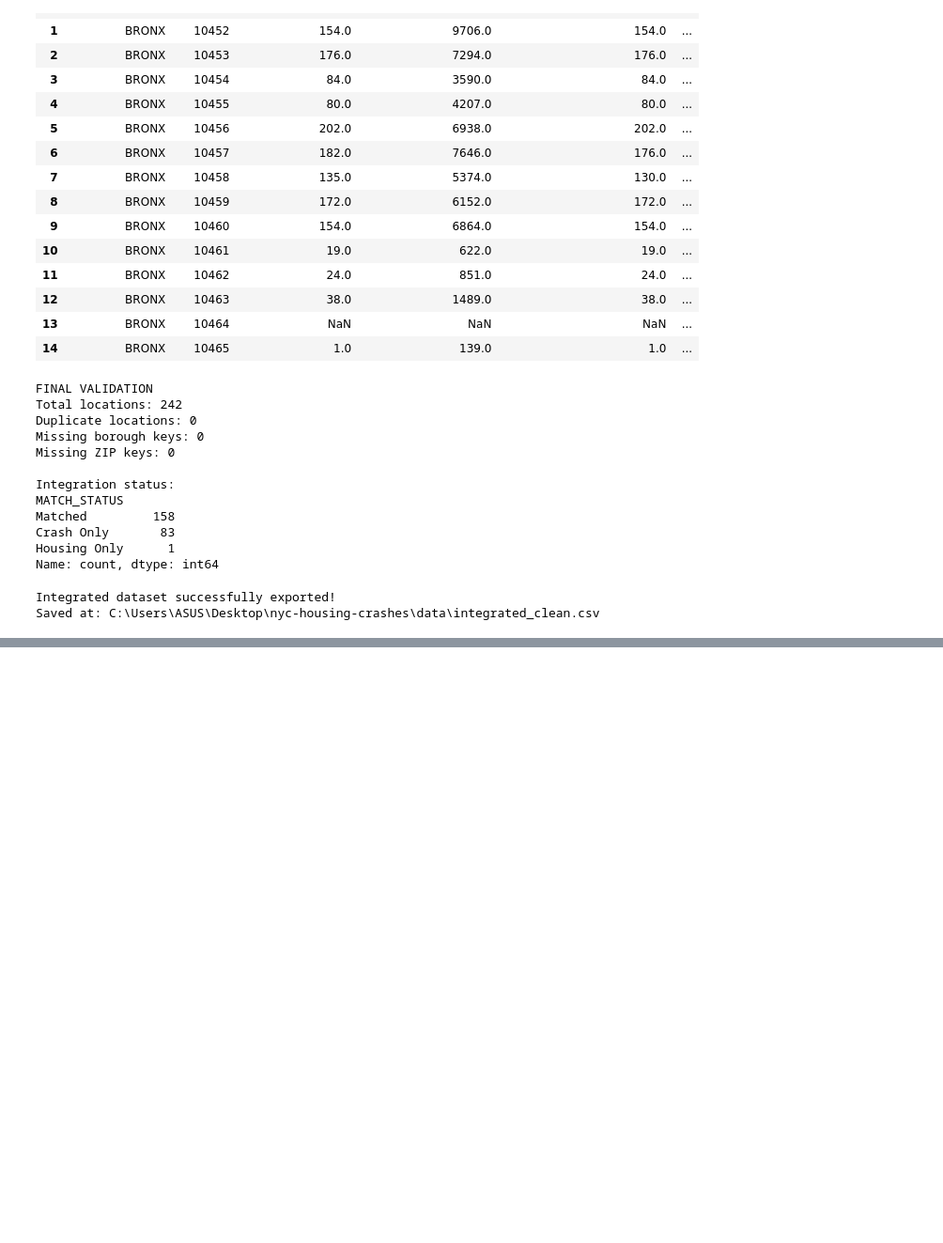
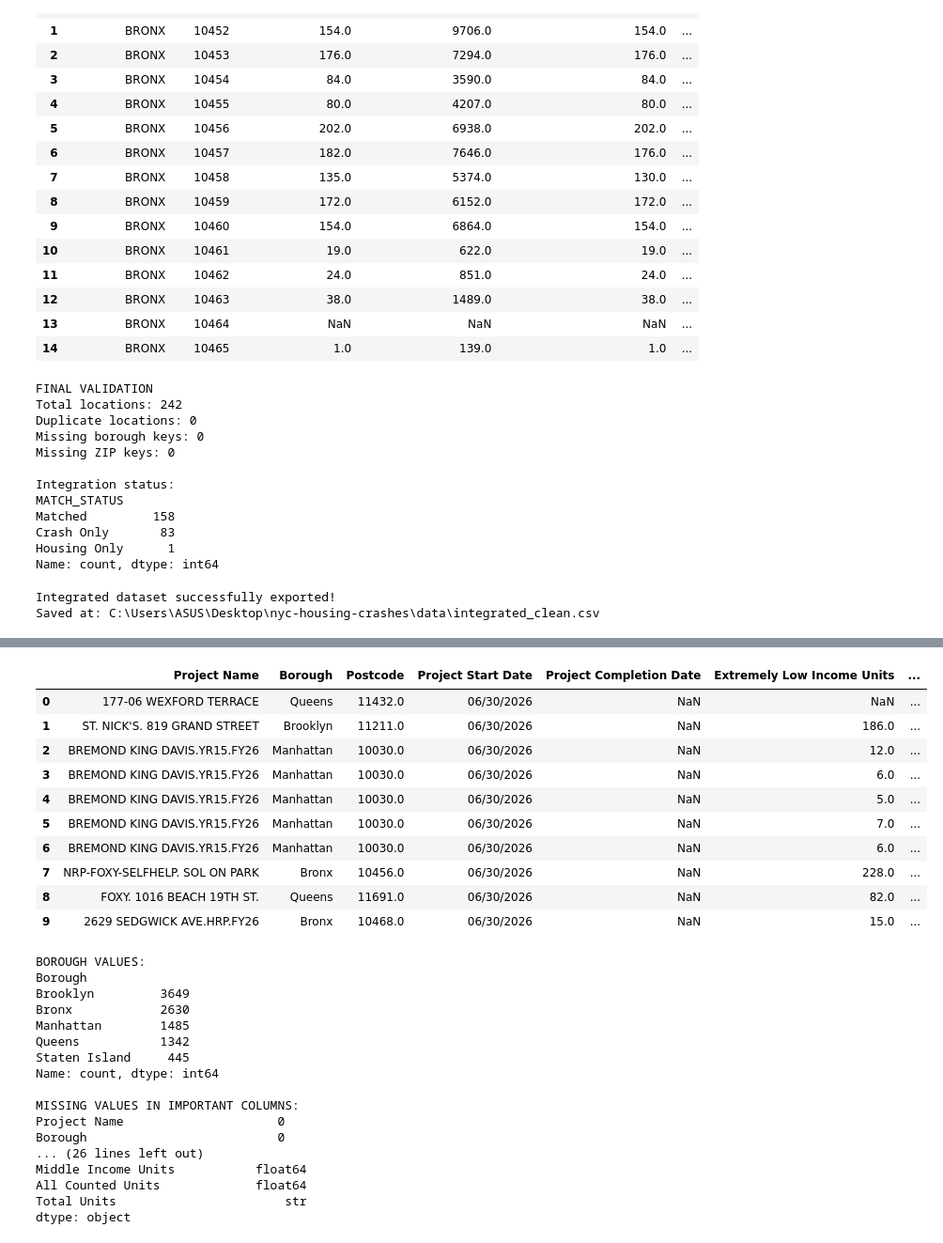
Before and after one commit to mashalyy12/nyc-housing-crashes, a Jupyter notebook: notebook/integration.ipynb, the cells around one changed output, grey strips where cells are left out. Shown at 94% size. Cells and saved outputs as stored; diff of their text form; code cells hidden in the pictures; blank space fills up the shorter version.

```diff
--- a/notebook/integration.ipynb
+++ b/notebook/integration.ipynb
@@ -550,0 +604,64 @@ Saved at: C:\Users\ASUS\Desktop\nyc-housing-crashes\data\integrated_clean.csv
+# %%
+# Inspect the columns we need for the project
+important_columns = [
+    "Project Name",
+    "Borough",
+    "Postcode",
+    "Project Start Date",
+    "Project Completion Date",
+    "Extremely Low Income Units",
+    "Very Low Income Units",
+    "Low Income Units",
+    "Moderate Income Units",
+    "Middle Income Units",
+    "All Counted Units",
+    "Total Units"
+]
+
+display(housing[important_columns].head(10))
+
+print("\nBOROUGH VALUES:")
+print(housing["Borough"].value_counts(dropna=False))
+
+print("\nMISSING VALUES IN IMPORTANT COLUMNS:")
+print(housing[important_columns].isnull().sum())
+
+print("\nHOUSING DATE RANGE:")
+print("Start:", pd.to_datetime(
+    housing["Project Start Date"], errors="coerce"
+).min())
+print("End:", pd.to_datetime(
+    housing["Project Completion Date"], errors="coerce"
+).max())
+
+print("\nUNIT COLUMN DATA TYPES:")
+print(housing[important_columns].dtypes)
+# %% [output]
+|  | Project Name | Borough | Postcode | Project Start Date | Project Completion Date | Extremely Low Income Units | ... |
+| 0 | 177-06 WEXFORD TERRACE | Queens | 11432.0 | 06/30/2026 | NaN | NaN | ... |
+| 1 | ST. NICK'S. 819 GRAND STREET | Brooklyn | 11211.0 | 06/30/2026 | NaN | 186.0 | ... |
+| 2 | BREMOND KING DAVIS.YR15.FY26 | Manhattan | 10030.0 | 06/30/2026 | NaN | 12.0 | ... |
+| 3 | BREMOND KING DAVIS.YR15.FY26 | Manhattan | 10030.0 | 06/30/2026 | NaN | 6.0 | ... |
+| 4 | BREMOND KING DAVIS.YR15.FY26 | Manhattan | 10030.0 | 06/30/2026 | NaN | 5.0 | ... |
+| 5 | BREMOND KING DAVIS.YR15.FY26 | Manhattan | 10030.0 | 06/30/2026 | NaN | 7.0 | ... |
+| 6 | BREMOND KING DAVIS.YR15.FY26 | Manhattan | 10030.0 | 06/30/2026 | NaN | 6.0 | ... |
+| 7 | NRP-FOXY-SELFHELP. SOL ON PARK | Bronx | 10456.0 | 06/30/2026 | NaN | 228.0 | ... |
+| 8 | FOXY. 1016 BEACH 19TH ST. | Queens | 11691.0 | 06/30/2026 | NaN | 82.0 | ... |
+| 9 | 2629 SEDGWICK AVE.HRP.FY26 | Bronx | 10468.0 | 06/30/2026 | NaN | 15.0 | ... |
+BOROUGH VALUES:
+Borough
+Brooklyn         3649
+Bronx            2630
+Manhattan        1485
+Queens           1342
+Staten Island     445
+Name: count, dtype: int64
+
+MISSING VALUES IN IMPORTANT COLUMNS:
+Project Name                     0
+Borough                          0
+... (26 lines left out)
+Middle Income Units           float64
+All Counted Units             float64
+Total Units                       str
+dtype: object
```
Also changed, not shown: parts of 10 cells of this notebook, 10 other files.
